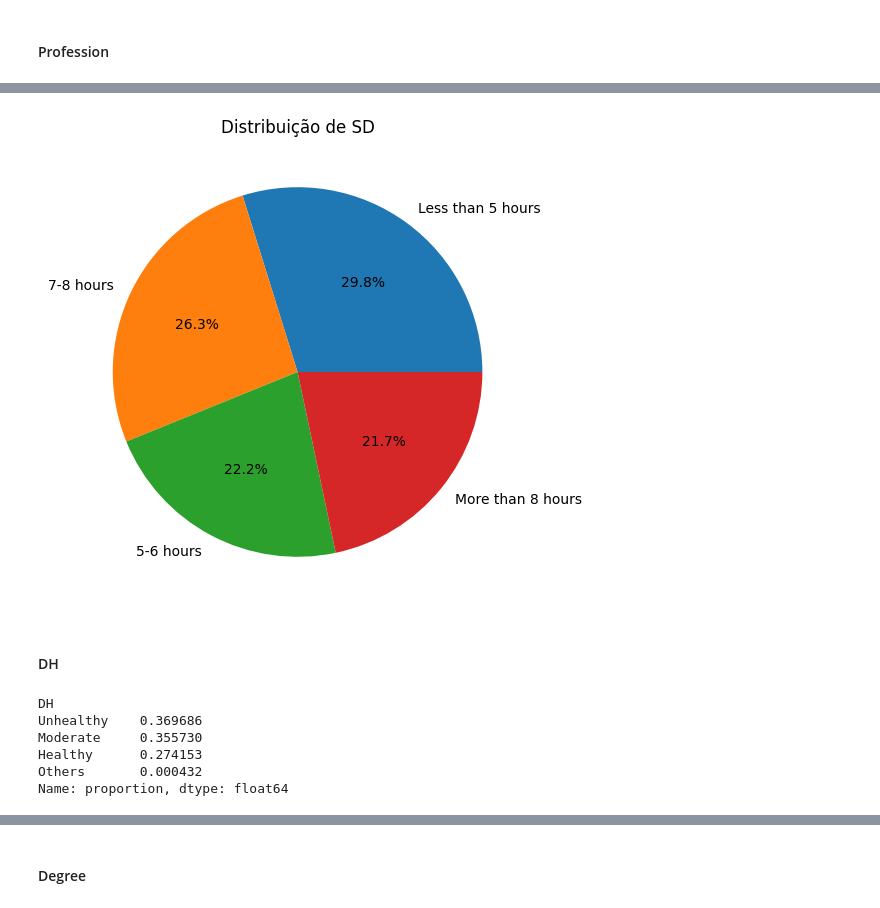
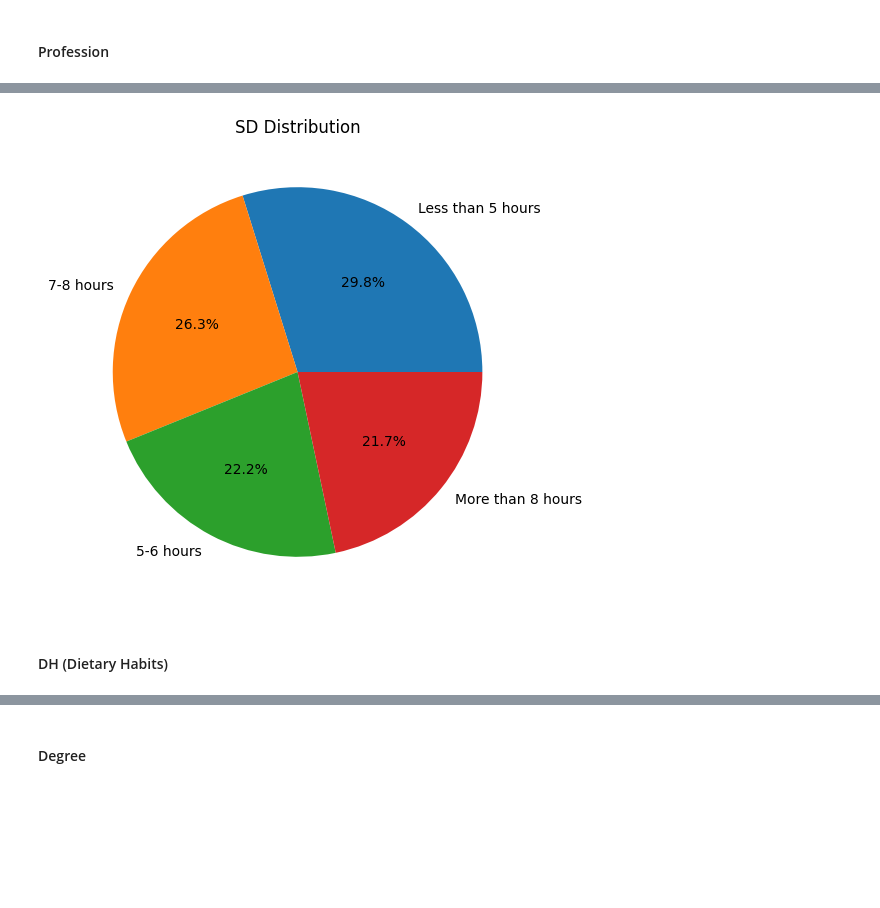
Before and after one commit to gribeiros/depression-dataset, a Jupyter notebook: notebook/drepession-dataset.ipynb, the cells around one changed output, grey strips where cells are left out. Cells and saved outputs as stored; diff of their text form; code cells hidden in the pictures; blank space fills up the shorter version.

```diff
--- a/notebook/drepession-dataset.ipynb
+++ b/notebook/drepession-dataset.ipynb
@@ -387,7 +394,8 @@ df.query('SD != "Others"', inplace=True)
 # %%
+# Plotting the distribution of 'SD' (Sleep Duration) using a pie chart
 sd_counts = df['SD'].value_counts()
 pie_plot(data=sd_counts, labels=sd_counts.index,
-         title='Distribuição de SD')
+         title='SD Distribution')
 # %% [output]
-[figure, old version]
+[figure, new version]
 # %%
@@ -407,12 +416,3 @@ df = pd.concat([df, dummies], axis=1)
 df.drop(columns=['SD'], inplace=True)
 # %% [markdown]
-#### DH
+#### DH (Dietary Habits)
-# %%
-df['DH'].value_counts(normalize=True)
-# %% [output]
-DH
-Unhealthy    0.369686
-Moderate     0.355730
-Healthy      0.274153
-Others       0.000432
-Name: proportion, dtype: float64
```
Also changed, not shown: parts of 120 cells of this notebook.
